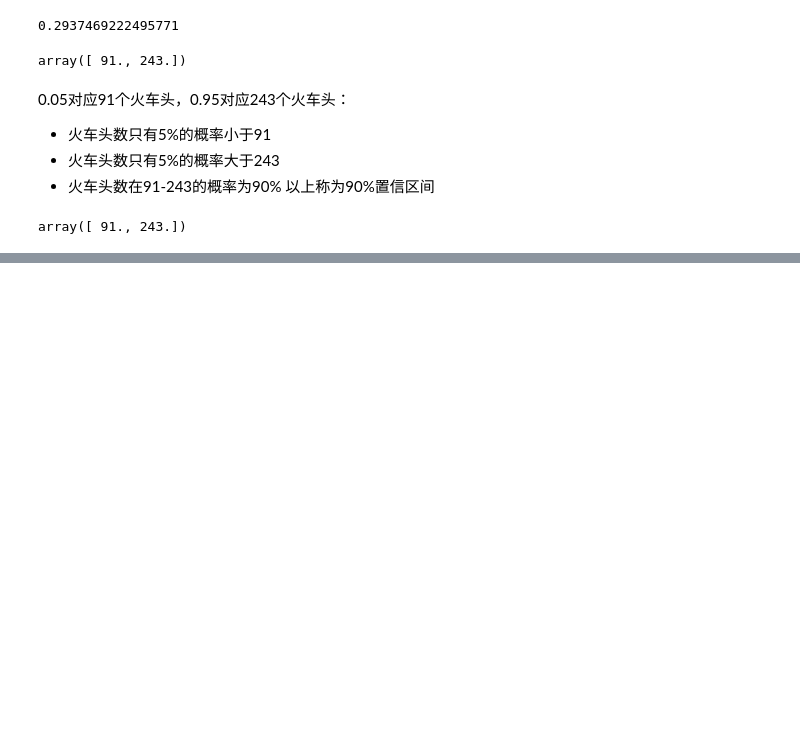
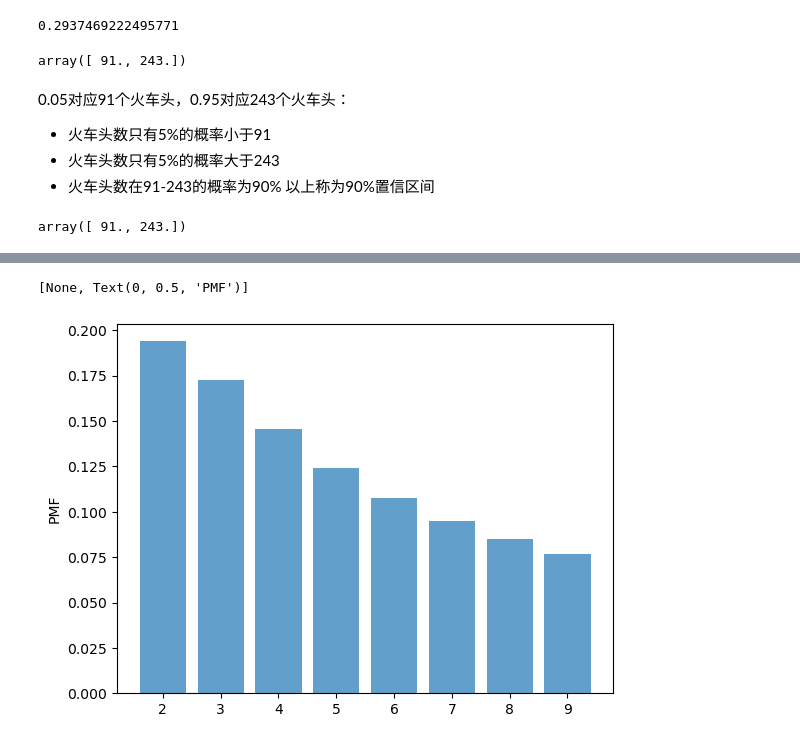
Before and after one commit to w-boom/TestThinkBayesbyAllenDowney, a Jupyter notebook: Chap05.ipynb, the cells around one changed output, grey strips where cells are left out. Saved outputs shown, nothing was run; the diff lists cells and outputs as text; code cells hidden in the pictures; blank space fills up the shorter version.

```diff
--- a/Chap05.ipynb
+++ b/Chap05.ipynb
@@ -188,0 +251,16 @@ array([ 91., 243.])
+# %%
+hypos = np.arange(2, 10)
+prior = Pmf(1, hypos)
+
+N = hypos
+likelihood = (N-1) / N**2
+
+posterior = prior * likelihood
+posterior.normalize()
+
+posterior.bar(alpha = 0.7)
+ax = plt.gca()
+ax.set(label = 'Number of rabbits', ylabel = 'PMF')
+# %% [output]
+[None, Text(0, 0.5, 'PMF')]
+[figure, added]
```
Also changed, not shown: parts of 3 cells of this notebook.
